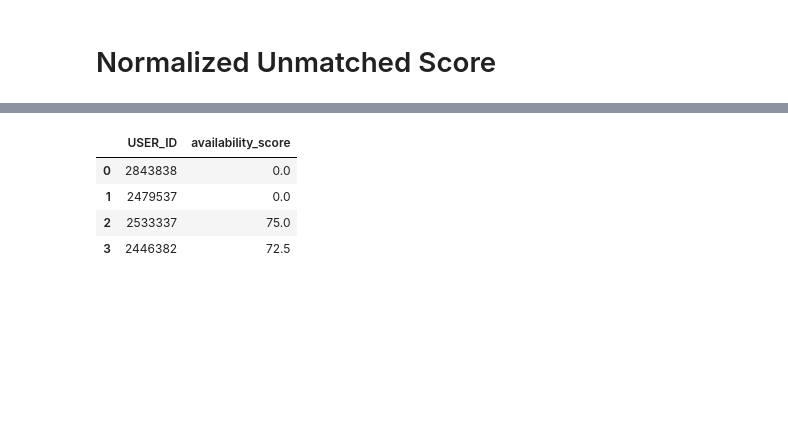
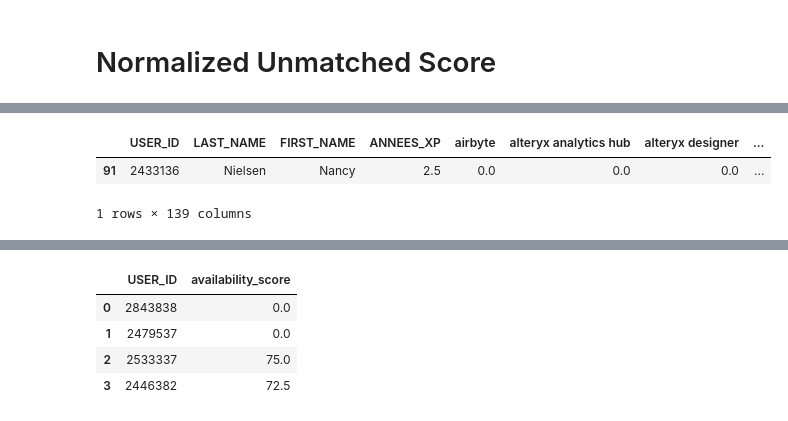
Before and after one commit to Yashsethi24/Skillfinder.AI_HEC_Data_Science_Challenge, a Jupyter notebook: Jupyter_notebooks/Step-5-Final_scoring_score.ipynb, the cells around one changed output, grey strips where cells are left out. Drawn from its saved outputs; the diff is of its cells as text; code cells hidden in the pictures; blank space fills up the shorter version.

```diff
--- a/Jupyter_notebooks/Step-5-Final_scoring_score.ipynb
+++ b/Jupyter_notebooks/Step-5-Final_scoring_score.ipynb
@@ -547,2 +0,0 @@ final_df[final_df['availability_score']!=0].sort_values(by='final_weighted_score
-# %%
-pd.set_option('display.max_columns', None)  # Show all columns
@@ -1085,0 +627,6 @@ sim_df.head(4)
+# %%
+base_df[base_df['USER_ID'] == 2433136]
+# %% [output]
+|  | USER_ID | LAST_NAME | FIRST_NAME | ANNEES_XP | airbyte | alteryx analytics hub | alteryx designer | ... |
+| 91 | 2433136 | Nielsen | Nancy | 2.5 | 0.0 | 0.0 | 0.0 | ... |
+1 rows × 139 columns
```
Also changed, not shown: parts of 60 cells of this notebook, 5 other files.
